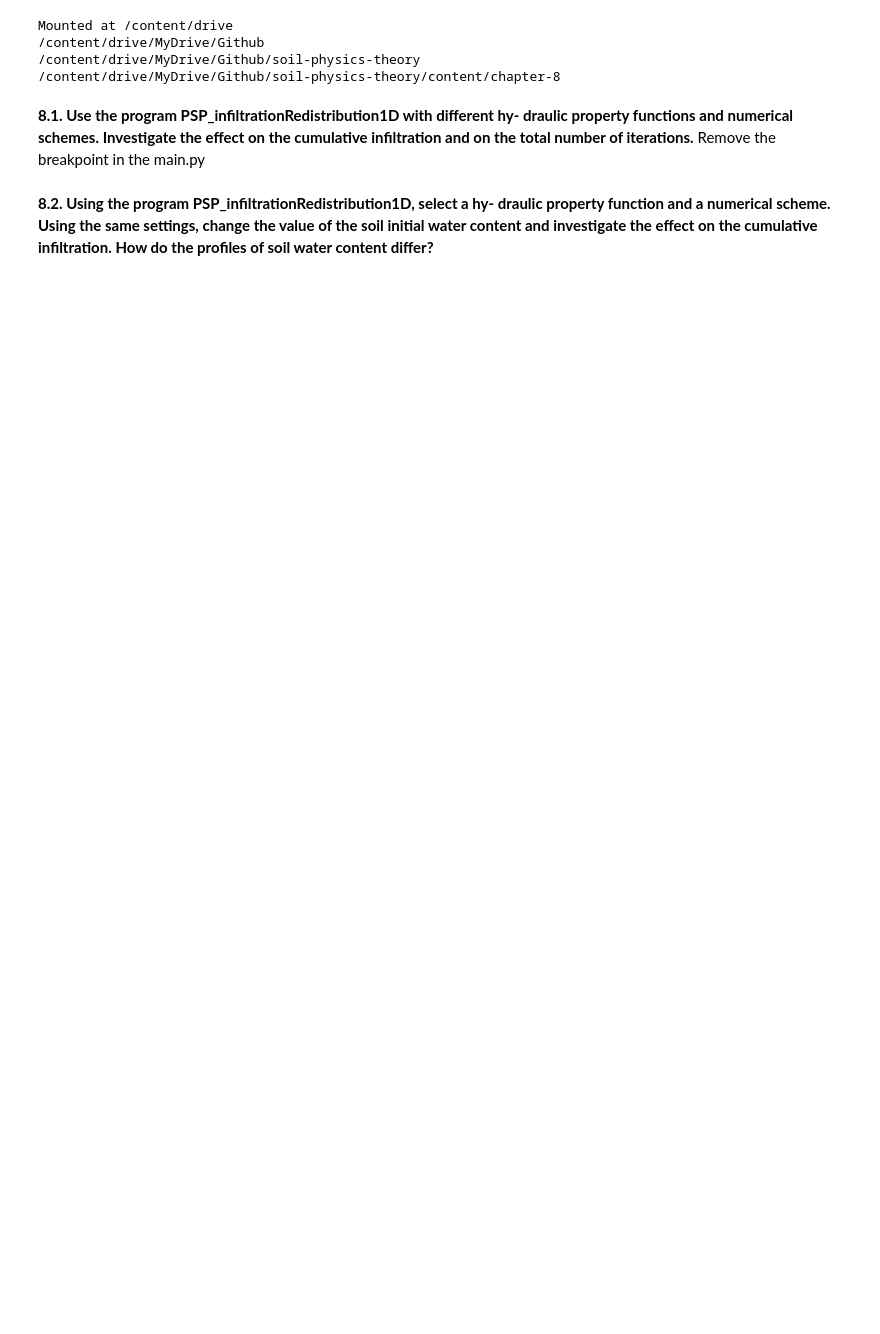
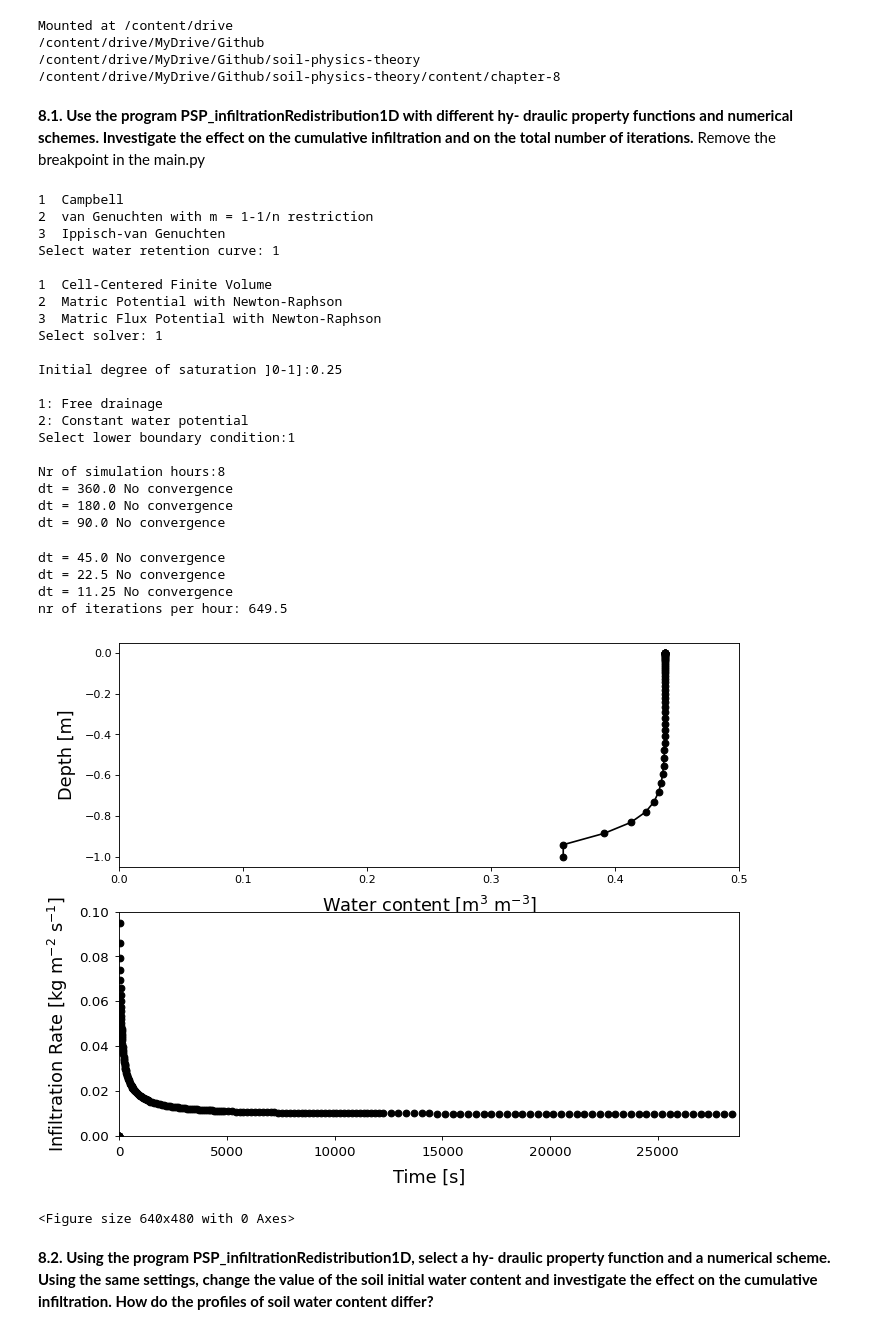
Before and after one commit to soil-physics-okstate/soil-physics-theory, a Jupyter notebook: content/chapter-8/Babita-8.ipynb, the cells around one changed output. Drawn from its saved outputs; the diff is of its cells as text; code cells hidden in the pictures; blank space fills up the shorter version.

```diff
--- a/content/chapter-8/Babita-8.ipynb
+++ b/content/chapter-8/Babita-8.ipynb
@@ -13,5 +13,34 @@ Mounted at /content/drive
 **8.1. Use the program PSP_infiltrationRedistribution1D with different hy- draulic property functions and numerical schemes. Investigate the effect on the cumulative infiltration and on the total number of iterations.** Remove the breakpoint in the main.py
 # %%
 import pdb
+# %%
+run main.py
+# %% [output]
+1  Campbell
+2  van Genuchten with m = 1-1/n restriction
+3  Ippisch-van Genuchten
+Select water retention curve: 1
+
+1  Cell-Centered Finite Volume
+2  Matric Potential with Newton-Raphson
+3  Matric Flux Potential with Newton-Raphson
+Select solver: 1
+
+Initial degree of saturation ]0-1]:0.25
+
+1: Free drainage
+2: Constant water potential
+Select lower boundary condition:1
+
+Nr of simulation hours:8
+dt = 360.0 No convergence
+dt = 180.0 No convergence
+dt = 90.0 No convergence
+dt = 45.0 No convergence
+dt = 22.5 No convergence
+dt = 11.25 No convergence
+nr of iterations per hour: 649.5
+[figure, added]
+<Figure size 640x480 with 0 Axes>
 # %% [markdown]
 **8.2. Using the program PSP_infiltrationRedistribution1D, select a hy- draulic property function and a numerical scheme. Using the same settings, change the value of the soil initial water content and investigate the effect on the cumulative infiltration. How do the profiles of soil water content differ?**
```
Also changed, not shown: parts of 2 cells of this notebook.
